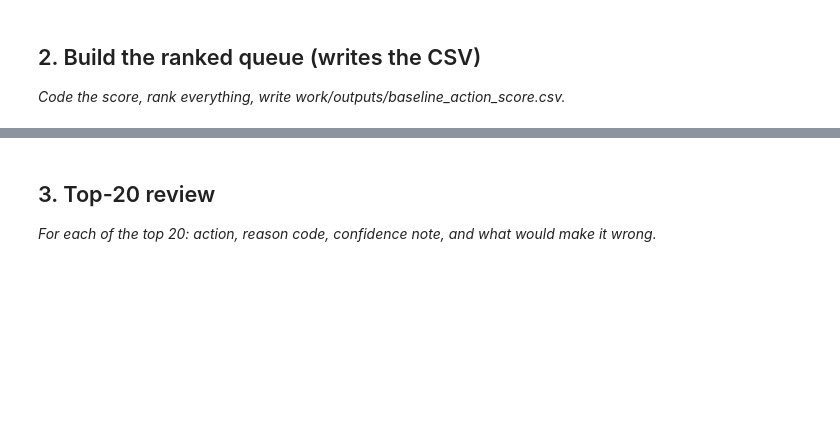
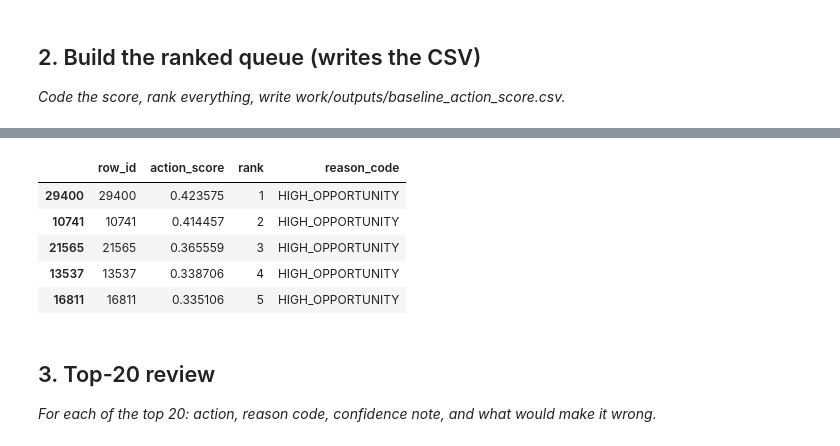
Before and after one commit to MalikZeeshan1122/FlyRank-ML-Internship-Starter, a Jupyter notebook: work/notebooks/w04_baseline_score.ipynb, the cells around one changed output, grey strips where cells are left out. Drawn from its saved outputs; the diff is of its cells as text; code cells hidden in the pictures; blank space fills up the shorter version.

```diff
--- a/work/notebooks/w04_baseline_score.ipynb
+++ b/work/notebooks/w04_baseline_score.ipynb
@@ -22,0 +89,91 @@ This skeleton is yours to fill. Work the sections **in order** — each one has
+# %%
+# Fields that must not be used in the baseline score
+excluded_fields = {
+    "trend_direction",
+    "trend_pct",
+    "client_hash_id",
+    "content_hash_id"
+}
+
+# Candidate numeric fields
+numeric_cols = df.select_dtypes(
+    include=["number", "bool"]
+).columns.tolist()
+
+score_features = [
+    col for col in numeric_cols
+    if col not in excluded_fields
+]
+
+print("Numeric score candidates:")
+print(score_features)
+
+# Create a simple normalized score
+score_parts = []
+
+for col in score_features:
+    series = pd.to_numeric(df[col], errors="coerce")
+
+    if series.notna().sum() == 0:
+        continue
+
+    median = series.median()
+    series = series.fillna(median)
+
+    minimum = series.min()
+    maximum = series.max()
+
+    if maximum != minimum:
+        normalized = (series - minimum) / (maximum - minimum)
+        score_parts.append(normalized)
+
+if not score_parts:
+    raise ValueError("No usable numeric features were found for the baseline score.")
+
+score = pd.concat(score_parts, axis=1).mean(axis=1)
+
+baseline = pd.DataFrame({
+    "row_id": range(len(df)),
+    "action_score": score
+})
+
+baseline["rank"] = (
+    baseline["action_score"]
+    .rank(method="first", ascending=False)
+    .astype(int)
+)
+
+# Reason codes based on score distribution
+q75 = baseline["action_score"].quantile(0.75)
+q25 = baseline["action_score"].quantile(0.25)
+
+baseline["reason_code"] = np.select(
+    [
+        baseline["action_score"] >= q75,
+        baseline["action_score"] <= q25
+    ],
+    [
+        "HIGH_OPPORTUNITY",
+        "LOW_OPPORTUNITY"
+    ],
+    default="MEDIUM_OPPORTUNITY"
+)
+
+# Save required output
+output_dir = "/content/flyrank-ml-internship-starter/work/outputs"
+os.makedirs(output_dir, exist_ok=True)
+
+output_path = os.path.join(
+    output_dir,
+    "baseline_action_score.csv"
+)
+
+baseline = baseline.sort_values("rank")
+
+baseline.to_csv(output_path, index=False)
+
+print("Rows ranked:", len(baseline))
+print("Output:", output_path)
+print("\nTop 5:")
+display(baseline.head())
+# %% [output]
@@ -23,3 +186,9 @@ This skeleton is yours to fill. Work the sections **in order** — each one has
+|  | row_id | action_score | rank | reason_code |
+| 29400 | 29400 | 0.423575 | 1 | HIGH_OPPORTUNITY |
+| 10741 | 10741 | 0.414457 | 2 | HIGH_OPPORTUNITY |
+| 21565 | 21565 | 0.365559 | 3 | HIGH_OPPORTUNITY |
+| 13537 | 13537 | 0.338706 | 4 | HIGH_OPPORTUNITY |
+| 16811 | 16811 | 0.335106 | 5 | HIGH_OPPORTUNITY |
 # %% [markdown]
 ## 3. Top-20 review
 
```
Also changed, not shown: parts of 10 cells of this notebook.
